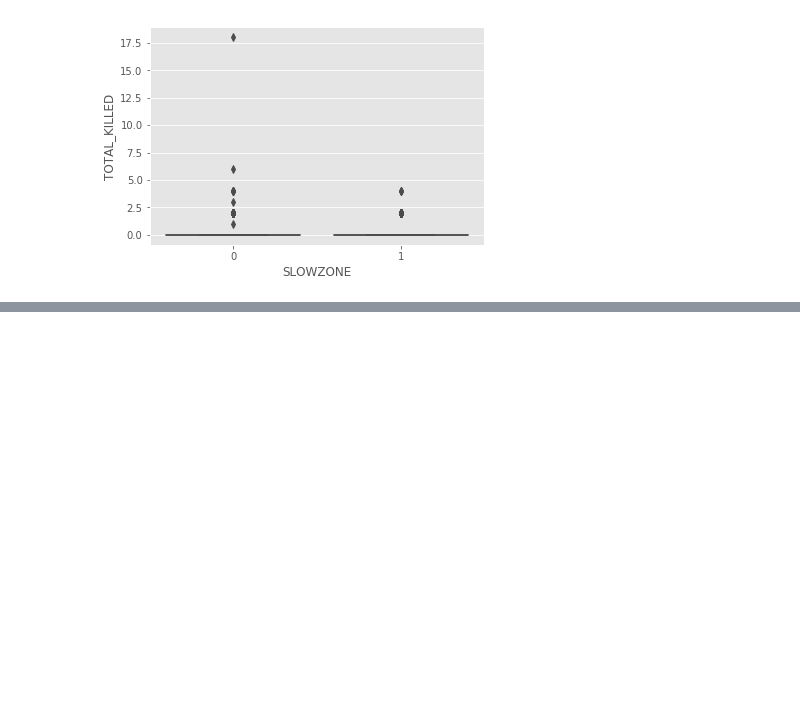
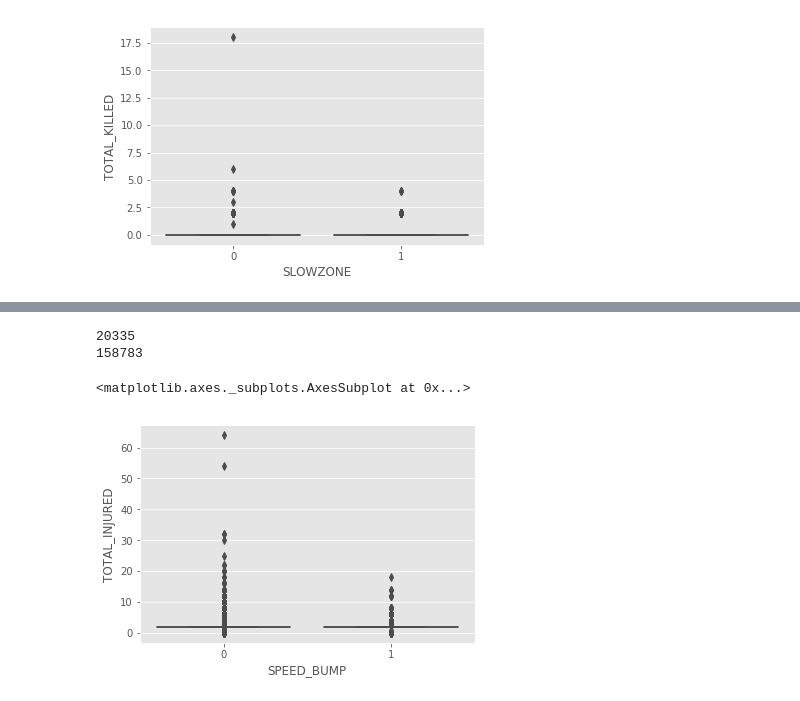
Before and after one commit to psumank/DATA698, a Jupyter notebook: EDA/pedestrian_incidents_visionzero_analysis_suman.ipynb, the cells around one changed output, grey strips where cells are left out. Cells and saved outputs as stored; diff of their text form; code cells hidden in the pictures; blank space fills up the shorter version.

```diff
--- a/EDA/pedestrian_incidents_visionzero_analysis_suman.ipynb
+++ b/EDA/pedestrian_incidents_visionzero_analysis_suman.ipynb
@@ -231,0 +315,5 @@ sns.boxplot(dfpickle['SLOWZONE'], dfpickle['TOTAL_KILLED'])
+# %%
+dfpickle = pd.read_pickle('pedestrians_speedhumps.pkl')
+# %%
+dfpickle['TOTAL_INJURED'] = dfpickle['NUMBER.OF.PERSONS.INJURED'] + dfpickle['NUMBER.OF.PEDESTRIANS.INJURED'] + dfpickle['NUMBER.OF.CYCLIST.INJURED'] + dfpickle['NUMBER.OF.MOTORIST.INJURED']
+dfpickle['TOTAL_KILLED'] = dfpickle['NUMBER.OF.PERSONS.KILLED'] + dfpickle['NUMBER.OF.PEDESTRIANS.KILLED'] + dfpickle['NUMBER.OF.CYCLIST.KILLED'] + dfpickle['NUMBER.OF.MOTORIST.KILLED']
@@ -231,0 +330,9 @@ sns.boxplot(dfpickle['SLOWZONE'], dfpickle['TOTAL_KILLED'])
+# %%
+print(dfpickle.loc[dfpickle['SPEED_BUMP'] == 1, 'TOTAL_INJURED'].sum())
+print(dfpickle.loc[dfpickle['SPEED_BUMP'] == 0, 'TOTAL_INJURED'].sum())
+sns.boxplot(dfpickle['SPEED_BUMP'], dfpickle['TOTAL_INJURED'], dodge=False)
+# %% [output]
+20335
+158783
+<matplotlib.axes._subplots.AxesSubplot at 0x...>
+[figure, added]
```
Also changed, not shown: parts of 28 cells of this notebook, 9 other files.
